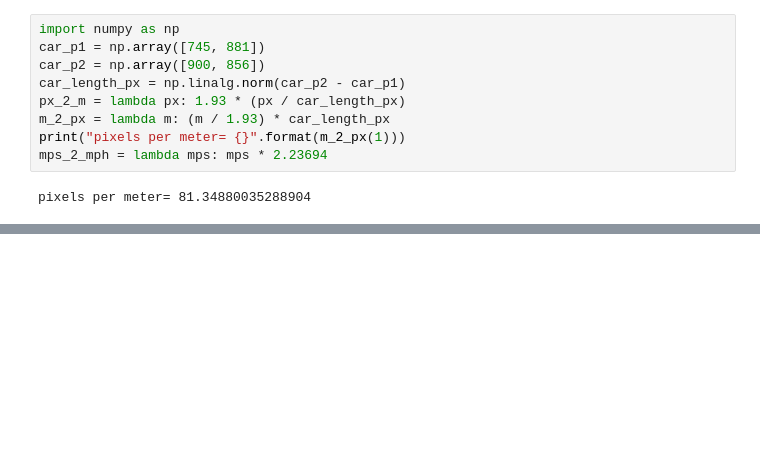
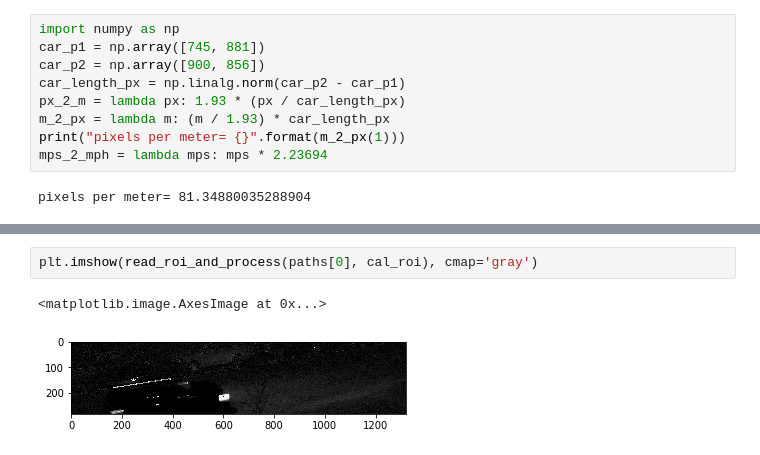
Before and after one commit to kylefritz/speed-cam, a Jupyter notebook: computing-speed.ipynb, the cells around one changed output, grey strips where cells are left out. Cells and saved outputs as stored; diff of their text form; blank space fills up the shorter version.

```diff
--- a/computing-speed.ipynb
+++ b/computing-speed.ipynb
@@ -76,0 +118,5 @@ mps_2_mph(speed_m)
+# %%
+plt.imshow(read_roi_and_process(paths[0], cal_roi), cmap='gray')
+# %% [output]
+<matplotlib.image.AxesImage at 0x...>
+[figure, added]
```
Also changed, not shown: parts of 5 cells of this notebook.
